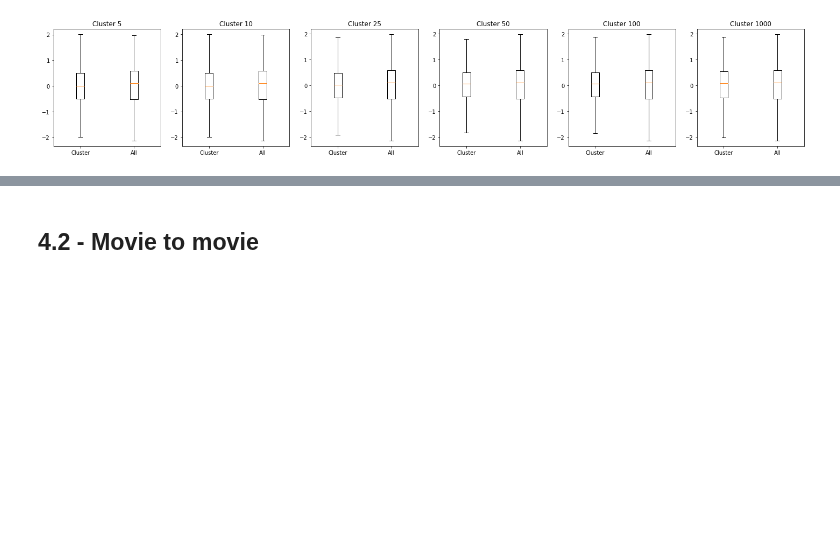
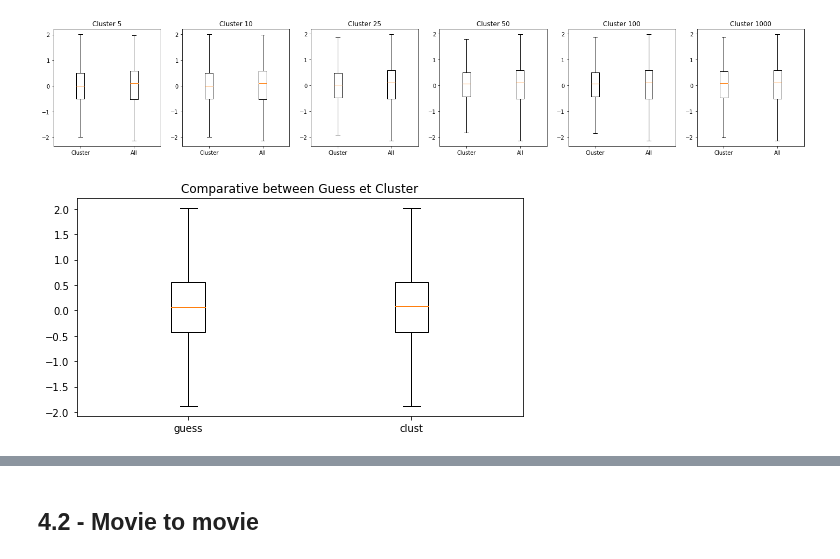
Before and after one commit to StundFR/ClusteringRecommendation, a Jupyter notebook: GroupLens/groupLens.ipynb, the cells around one changed output, grey strips where cells are left out. Saved outputs shown, nothing was run; the diff lists cells and outputs as text; code cells hidden in the pictures; blank space fills up the shorter version.

Commit message:
Mix recommanded movies for user

```diff
--- a/GroupLens/groupLens.ipynb
+++ b/GroupLens/groupLens.ipynb
@@ -63,7 +63,6 @@ def standardize(row):
     return (row - row.mean())/row.std()
 # %%
 def keep_efficiant_values(cos_df, eps):
-    np.fill_diagonal(cos_df.values, 0)
     cos_users_thresh = cos_df[(cos_df>=eps) | (cos_df<=-eps)]
     return cos_users_thresh.dropna(thresh=1, axis=0).dropna(thresh=1, axis=1)
 # %% [markdown]
@@ -310,11 +310,42 @@ plt.show()
 [figure]
 [figure]
 # %%
-def guess_rate(user_id, title, N):
-    if (cos_users_df[user_id].sort_values(ascending=False)[1:N+1] > 0.75).all():
-        return guess_rate_cluster(user_id, title, N)
+def guess_rate(user_id, title):
+    L = len(cos_users_df[user_id][cos_users_df[user_id] > 0.75].index)
+    if (L >= 3):
+        return guess_rate_cluster(user_id, title, L)
     else:
-        return guess_rate_all(user_id, title)
+        return guess_rate_cluster(user_id, title, 50)
+# %%
+users = cos_users_df.index[:100]
+rates = {"true" : [], "guess" : [], "clust" : []}
+delta = {"guess" : [], "clust" : []}
+
+for user in tqdm(users):
+    all_rated_film = user_title_df.loc[user].dropna(axis=0)[:150]
+    rates["true"] += all_rated_film.values.tolist()
+
+    for movie in all_rated_film.index:
+        rates["guess"].append(guess_rate(user, movie))
+        rates["clust"].append(guess_rate_cluster(user, movie, 100))
+
+for i in range(len(rates["clust"])):
+    r = rates["true"][i]
+    delta["guess"].append(r- rates["guess"][i])
+    delta["clust"].append(r- rates["clust"][i])
+# %%
+labels = []
+plots = []
+for key in delta.keys():
+    plots.append(delta[key])
+    labels.append(key)
+
+plt.figure(figsize=(8,4))
+plt.boxplot(plots, labels=labels, showfliers=False)
+plt.title("Comparative between Guess et Cluster")
+plt.show()
+# %% [output]
+[figure, added]
 # %%
 def get_similar_movies_from_users(user_id):
     all_rates = []
```
Also changed, not shown: parts of 7 cells of this notebook.
